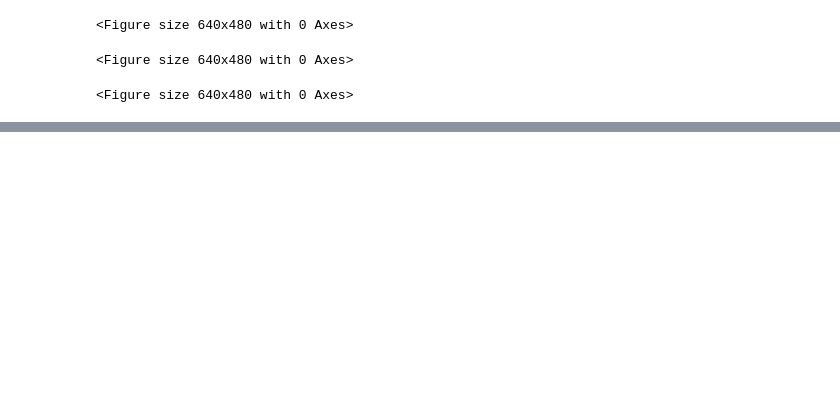
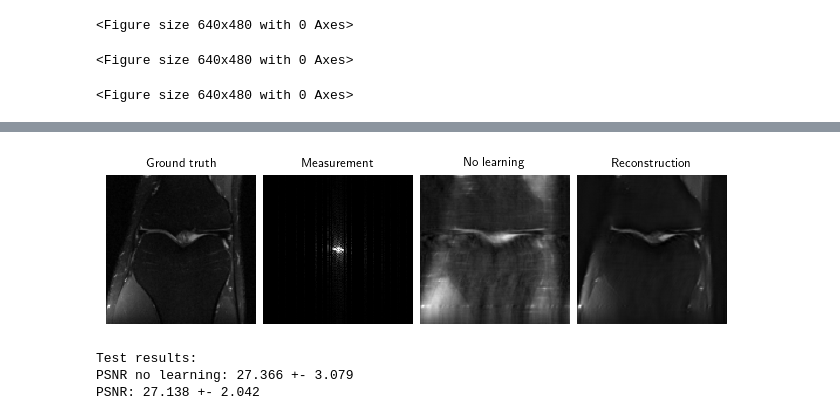
Before and after one commit to Andrewwango/deepinv-selfsup-fastmri, a Jupyter notebook: demo.ipynb, the cells around one changed output, grey strips where cells are left out. Cells and saved outputs as stored; diff of their text form; code cells hidden in the pictures; blank space fills up the shorter version.

```diff
--- a/demo.ipynb
+++ b/demo.ipynb
@@ -318,5 +272,8 @@ where $\hat{x}=f(y)$ is a reconstructed signal and $T_g$ is a transformation sam
 # %%
-loss = dinv.loss.SplittingLoss(split_ratio=0.6, eval_split_input=True, eval_n_samples=5)
+loss = dinv.loss.SplittingLoss(
+    mask_generator=dinv.physics.generator.GaussianSplittingMaskGenerator((2, 128, 128), split_ratio=0.6, device=device, rng=rng),
+    eval_split_input=False
+)
 # %%
 # Set epochs > 0 to train the model
 trainer = train(loss, epochs=0)
@@ -322,0 +282,14 @@ trainer = train(loss, epochs=0)
+# %%
+# Load pretrained model for 50 epochs, test on test dataset, and save sample reconstruction
+trainer.ckpt_pretrained = "models/pretrained/ssdu.pth.tar"
+trainer.load_model()
+
+results["ssdu"] = trainer.test(test_dataloader)
+
+physics.update_parameters(**params)
+results["ssdu"]["sample"] = trainer.model(y, physics)
+# %% [output]
+[figure, added]
+Test results:
+PSNR no learning: 27.366 +- 3.079
+PSNR: 27.138 +- 2.042
```
Also changed, not shown: parts of 42 cells of this notebook, 6 other files.
